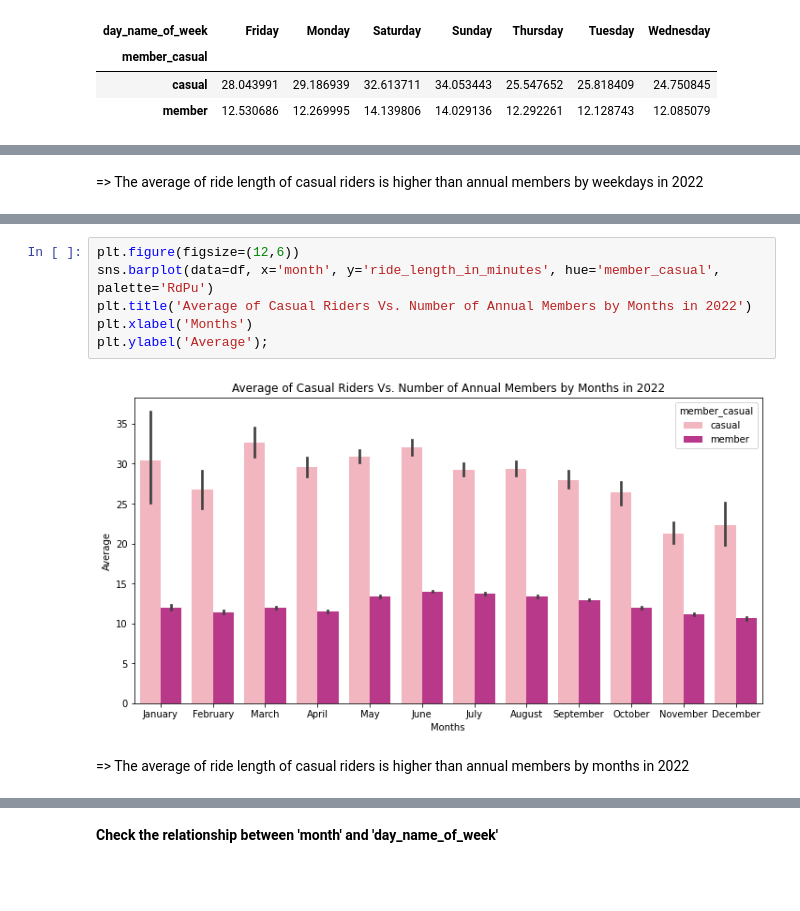
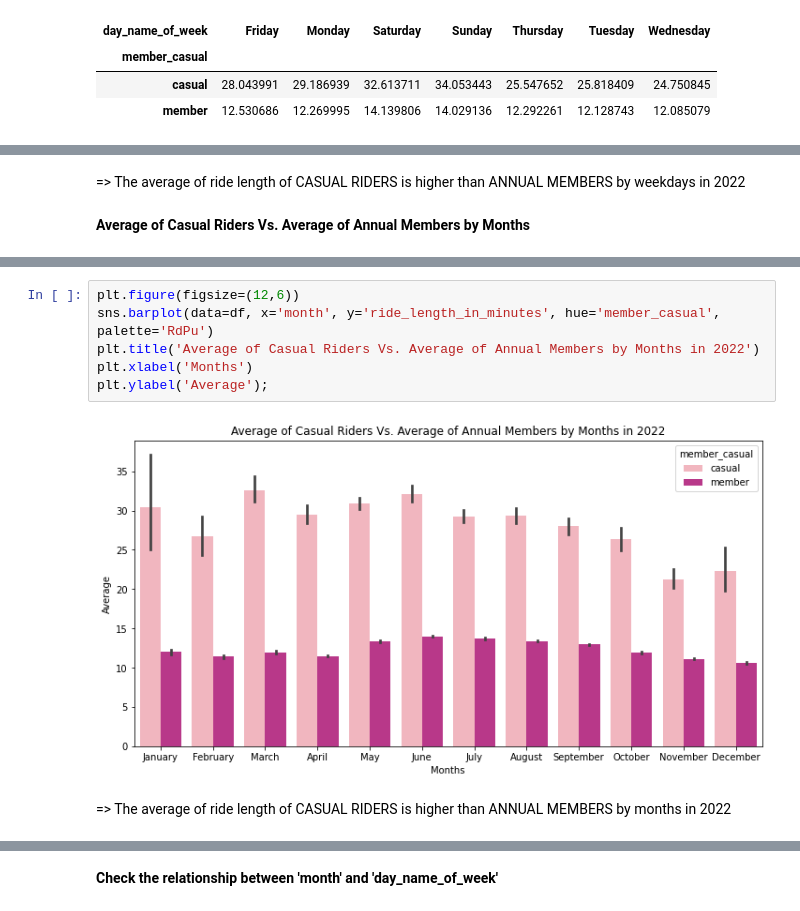
Before and after one commit to vynguyen293/Cyclistic-Bike-Share-Analysis, a Jupyter notebook: Cyclistic-Bike-Share-Analysis.ipynb, the cells around one changed output, grey strips where cells are left out. Cells and saved outputs as stored; diff of their text form; blank space fills up the shorter version.

```diff
--- a/Cyclistic-Bike-Share-Analysis.ipynb
+++ b/Cyclistic-Bike-Share-Analysis.ipynb
@@ -292,5 +275,7 @@ plt.ylabel('Segments');
 # %% [markdown]
-=> The average of ride length of casual riders is higher than annual members by weekdays in 2022
+=> The average of ride length of CASUAL RIDERS is higher than ANNUAL MEMBERS by weekdays in 2022
+# %% [markdown]
+**Average of Casual Riders Vs. Average of Annual Members by Months**
 # %%
 # Create pivot table by months
 df_pivot_4 = pd.pivot_table(df, values='ride_length_in_minutes', index='member_casual', columns='month',
@@ -304,10 +289,10 @@ df_pivot_4
 # %%
 plt.figure(figsize=(12,6))
 sns.barplot(data=df, x='month', y='ride_length_in_minutes', hue='member_casual', palette='RdPu')
-plt.title('Average of Casual Riders Vs. Number of Annual Members by Months in 2022')
+plt.title('Average of Casual Riders Vs. Average of Annual Members by Months in 2022')
 plt.xlabel('Months')
 plt.ylabel('Average');
 # %% [output]
-[figure, old version]
+[figure, new version]
 # %% [markdown]
-=> The average of ride length of casual riders is higher than annual members by months in 2022
+=> The average of ride length of CASUAL RIDERS is higher than ANNUAL MEMBERS by months in 2022
```
Also changed, not shown: parts of 18 cells of this notebook.
